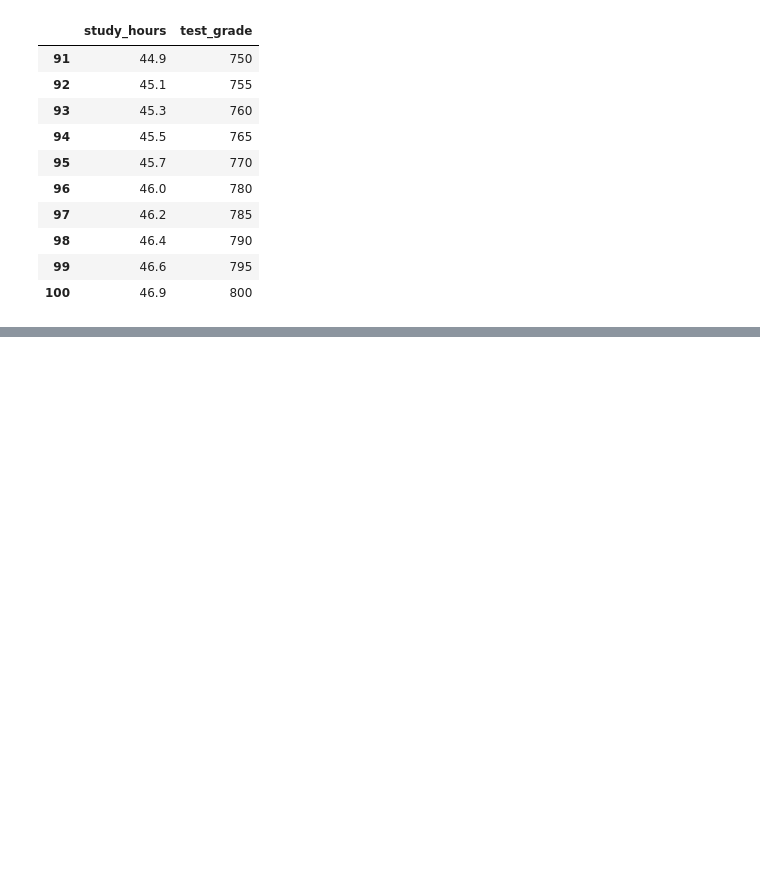
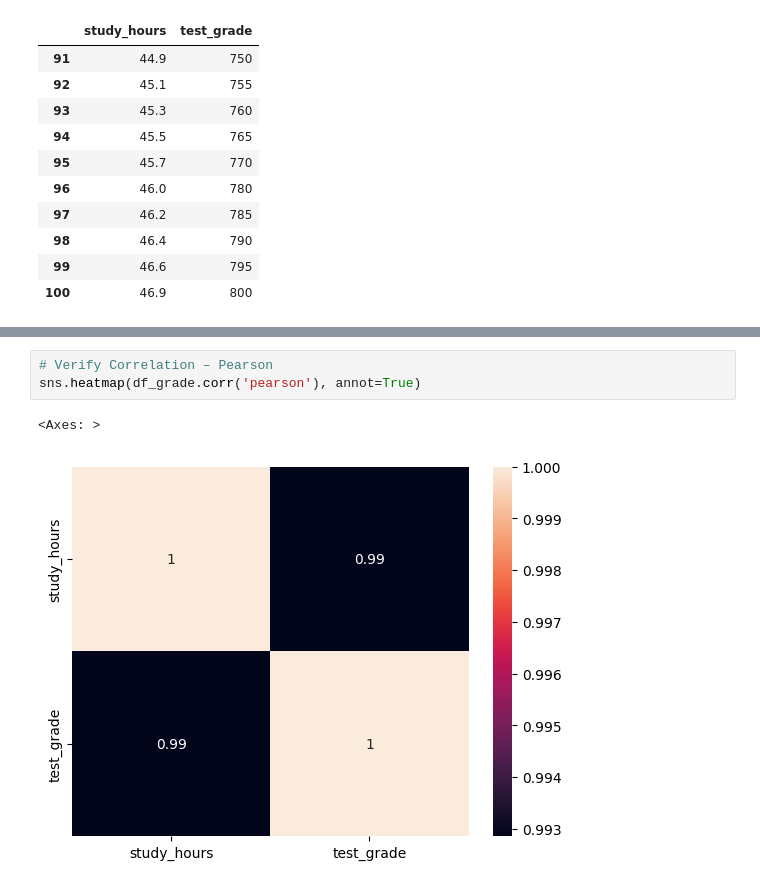
Before and after one commit to arthurrios/simple-linear-regression, a Jupyter notebook: grade_model.ipynb, the cells around one changed output, grey strips where cells are left out. Drawn from its saved outputs; the diff is of its cells as text; blank space fills up the shorter version.

```diff
--- a/grade_model.ipynb
+++ b/grade_model.ipynb
@@ -57,0 +95,6 @@ df_grade.tail(10)
+# %%
+# Verify Correlation – Pearson
+sns.heatmap(df_grade.corr('pearson'), annot=True)
+# %% [output]
+<Axes: >
+[figure, added]
```
Also changed, not shown: parts of 8 cells of this notebook.
